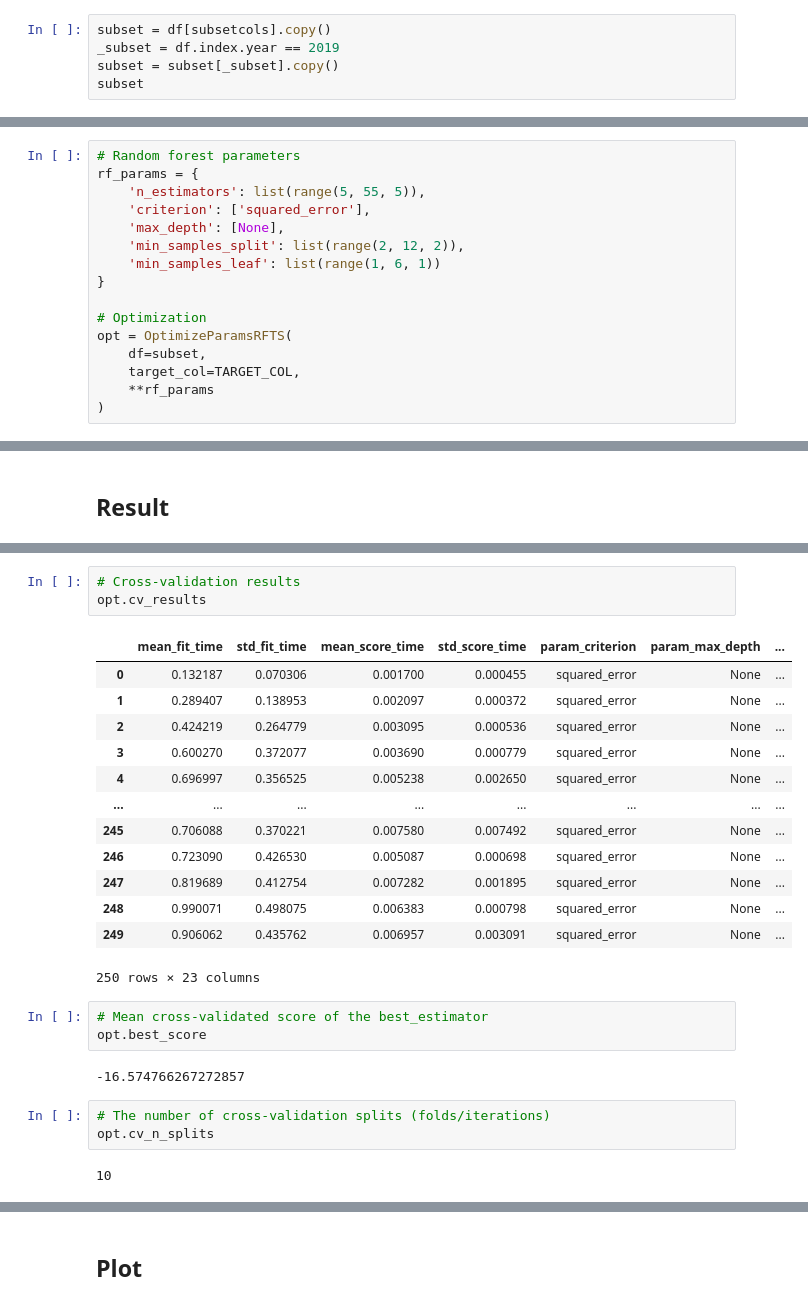
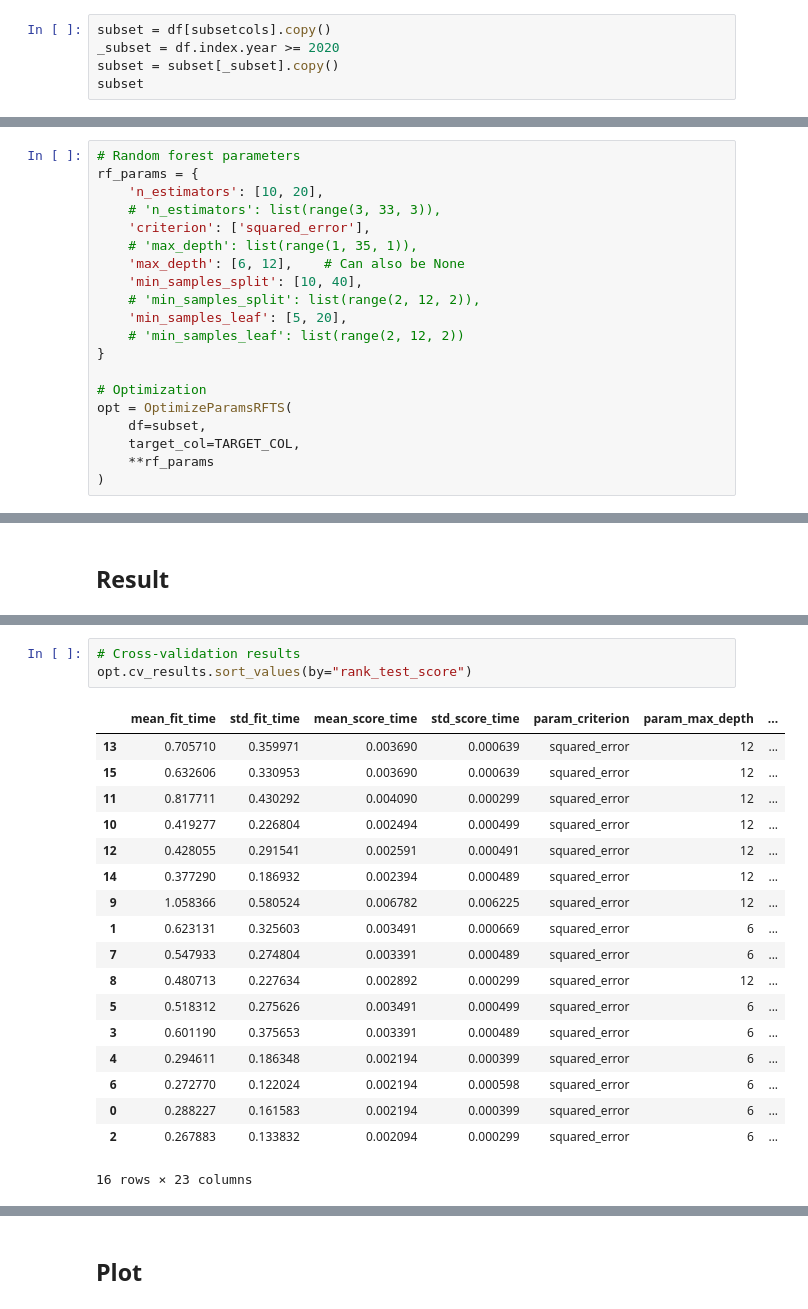
Before and after one commit to holukas/diive, a Jupyter notebook: notebooks/GapFilling/RandomForestParamOptimization.ipynb, the cells around one changed output, grey strips where cells are left out. Drawn from its saved outputs; the diff is of its cells as text.

```diff
--- a/notebooks/GapFilling/RandomForestParamOptimization.ipynb
+++ b/notebooks/GapFilling/RandomForestParamOptimization.ipynb
@@ -84,7 +84,7 @@ Loaded .parquet file F:\Sync\luhk_work\20 - CODING\21 - DIIVE\diive\diive\config
 ## Make subset
 # %%
 subset = df[subsetcols].copy()
-_subset = df.index.year == 2019
+_subset = df.index.year >= 2020
 subset = subset[_subset].copy()
 subset
 # %% [output]
@@ -150,11 +150,15 @@ TimeSeries(series=subset[TARGET_COL]).plot()
 # %%
 # Random forest parameters
 rf_params = {
-    'n_estimators': list(range(5, 55, 5)),
+    'n_estimators': [10, 20],
+    # 'n_estimators': list(range(3, 33, 3)),
     'criterion': ['squared_error'],
-    'max_depth': [None],
-    'min_samples_split': list(range(2, 12, 2)),
-    'min_samples_leaf': list(range(1, 6, 1))
+    # 'max_depth': list(range(1, 35, 1)),
+    'max_depth': [6, 12],    # Can also be None
+    'min_samples_split': [10, 40],
+    # 'min_samples_split': list(range(2, 12, 2)),
+    'min_samples_leaf': [5, 20],
+    # 'min_samples_leaf': list(range(2, 12, 2))
 }
 
 # Optimization
@@ -198,27 +209,22 @@ opt.scores
 # %%
 # Cross-validation results
-opt.cv_results
+opt.cv_results.sort_values(by="rank_test_score")
 # %% [output]
 |  | mean_fit_time | std_fit_time | mean_score_time | std_score_time | param_criterion | param_max_depth | ... |
-| 0 | 0.132187 | 0.070306 | 0.001700 | 0.000455 | squared_error | None | ... |
-| 1 | 0.289407 | 0.138953 | 0.002097 | 0.000372 | squared_error | None | ... |
-| 2 | 0.424219 | 0.264779 | 0.003095 | 0.000536 | squared_error | None | ... |
-| 3 | 0.600270 | 0.372077 | 0.003690 | 0.000779 | squared_error | None | ... |
-| 4 | 0.696997 | 0.356525 | 0.005238 | 0.002650 | squared_error | None | ... |
-| ... | ... | ... | ... | ... | ... | ... | ... |
-| 245 | 0.706088 | 0.370221 | 0.007580 | 0.007492 | squared_error | None | ... |
-| 246 | 0.723090 | 0.426530 | 0.005087 | 0.000698 | squared_error | None | ... |
-| 247 | 0.819689 | 0.412754 | 0.007282 | 0.001895 | squared_error | None | ... |
-| 248 | 0.990071 | 0.498075 | 0.006383 | 0.000798 | squared_error | None | ... |
-| 249 | 0.906062 | 0.435762 | 0.006957 | 0.003091 | squared_error | None | ... |
+| 13 | 0.705710 | 0.359971 | 0.003690 | 0.000639 | squared_error | 12 | ... |
+| 15 | 0.632606 | 0.330953 | 0.003690 | 0.000639 | squared_error | 12 | ... |
+| 11 | 0.817711 | 0.430292 | 0.004090 | 0.000299 | squared_error | 12 | ... |
+| 10 | 0.419277 | 0.226804 | 0.002494 | 0.000499 | squared_error | 12 | ... |
+| 12 | 0.428055 | 0.291541 | 0.002591 | 0.000491 | squared_error | 12 | ... |
+| 14 | 0.377290 | 0.186932 | 0.002394 | 0.000489 | squared_error | 12 | ... |
+| 9 | 1.058366 | 0.580524 | 0.006782 | 0.006225 | squared_error | 12 | ... |
+| 1 | 0.623131 | 0.325603 | 0.003491 | 0.000669 | squared_error | 6 | ... |
+| 7 | 0.547933 | 0.274804 | 0.003391 | 0.000489 | squared_error | 6 | ... |
+| 8 | 0.480713 | 0.227634 | 0.002892 | 0.000299 | squared_error | 12 | ... |
+| 5 | 0.518312 | 0.275626 | 0.003491 | 0.000499 | squared_error | 6 | ... |
+| 3 | 0.601190 | 0.375653 | 0.003391 | 0.000489 | squared_error | 6 | ... |
+| 4 | 0.294611 | 0.186348 | 0.002194 | 0.000399 | squared_error | 6 | ... |
+| 6 | 0.272770 | 0.122024 | 0.002194 | 0.000598 | squared_error | 6 | ... |
+| 0 | 0.288227 | 0.161583 | 0.002194 | 0.000399 | squared_error | 6 | ... |
+| 2 | 0.267883 | 0.133832 | 0.002094 | 0.000299 | squared_error | 6 | ... |
-250 rows × 23 columns
+16 rows × 23 columns
-# %%
-# Mean cross-validated score of the best_estimator
-opt.best_score
-# %% [output]
--16.574766267272857
-# %%
-# The number of cross-validation splits (folds/iterations)
-opt.cv_n_splits
-# %% [output]
-10
```
Also changed, not shown: parts of 15 cells of this notebook, 14 other files.
